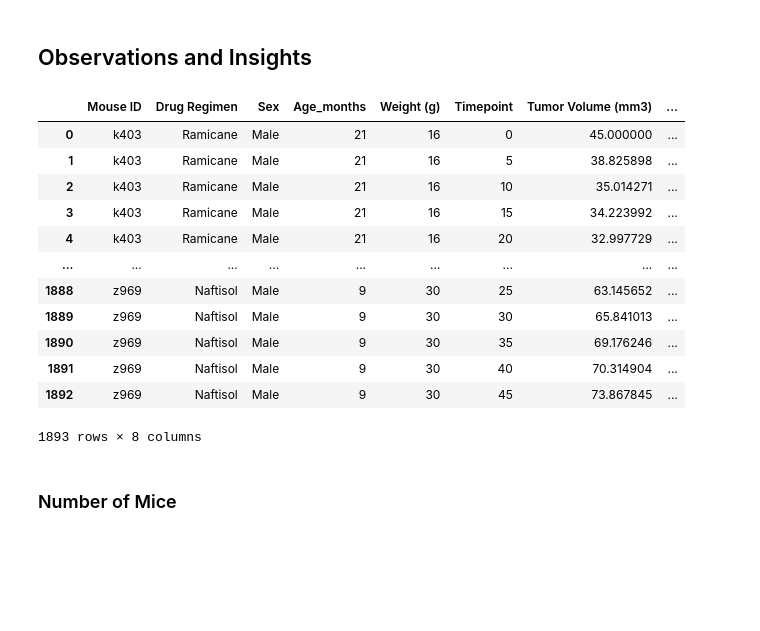
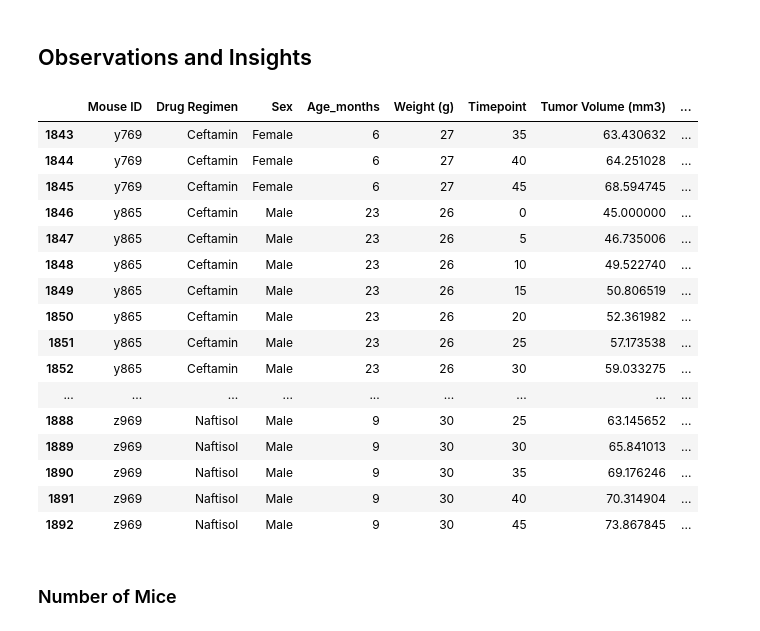
Before and after one commit to HilaryKoerner/PyMaceutical_Matplotlib_Analysis, a Jupyter notebook: Pymaceuticals-Copy4.ipynb, the cells around one changed output. Cells and saved outputs as stored; diff of their text form; code cells hidden in the pictures; blank space fills up the shorter version.

```diff
--- a/Pymaceuticals-Copy4.ipynb
+++ b/Pymaceuticals-Copy4.ipynb
@@ -17,21 +17,25 @@ study_results = pd.read_csv(study_results_path)
 # %%
 # Combine the data into a single dataset with an outermerge (class demo - merging)
 merged_df = pd.merge(mouse_metadata, study_results , on="Mouse ID", how="outer")
-merged_df
+merged_df.tail(50)
 # %% [output]
 |  | Mouse ID | Drug Regimen | Sex | Age_months | Weight (g) | Timepoint | Tumor Volume (mm3) | ... |
-| 0 | k403 | Ramicane | Male | 21 | 16 | 0 | 45.000000 | ... |
-| 1 | k403 | Ramicane | Male | 21 | 16 | 5 | 38.825898 | ... |
-| 2 | k403 | Ramicane | Male | 21 | 16 | 10 | 35.014271 | ... |
-| 3 | k403 | Ramicane | Male | 21 | 16 | 15 | 34.223992 | ... |
-| 4 | k403 | Ramicane | Male | 21 | 16 | 20 | 32.997729 | ... |
+| 1843 | y769 | Ceftamin | Female | 6 | 27 | 35 | 63.430632 | ... |
+| 1844 | y769 | Ceftamin | Female | 6 | 27 | 40 | 64.251028 | ... |
+| 1845 | y769 | Ceftamin | Female | 6 | 27 | 45 | 68.594745 | ... |
+| 1846 | y865 | Ceftamin | Male | 23 | 26 | 0 | 45.000000 | ... |
+| 1847 | y865 | Ceftamin | Male | 23 | 26 | 5 | 46.735006 | ... |
+| 1848 | y865 | Ceftamin | Male | 23 | 26 | 10 | 49.522740 | ... |
+| 1849 | y865 | Ceftamin | Male | 23 | 26 | 15 | 50.806519 | ... |
+| 1850 | y865 | Ceftamin | Male | 23 | 26 | 20 | 52.361982 | ... |
+| 1851 | y865 | Ceftamin | Male | 23 | 26 | 25 | 57.173538 | ... |
+| 1852 | y865 | Ceftamin | Male | 23 | 26 | 30 | 59.033275 | ... |
 | ... | ... | ... | ... | ... | ... | ... | ... | ... |
 | 1888 | z969 | Naftisol | Male | 9 | 30 | 25 | 63.145652 | ... |
 | 1889 | z969 | Naftisol | Male | 9 | 30 | 30 | 65.841013 | ... |
 | 1890 | z969 | Naftisol | Male | 9 | 30 | 35 | 69.176246 | ... |
 | 1891 | z969 | Naftisol | Male | 9 | 30 | 40 | 70.314904 | ... |
 | 1892 | z969 | Naftisol | Male | 9 | 30 | 45 | 73.867845 | ... |
-1893 rows × 8 columns
 # %% [markdown]
 ### Number of Mice
 # %%
```
Also changed, not shown: parts of 13 cells of this notebook.
